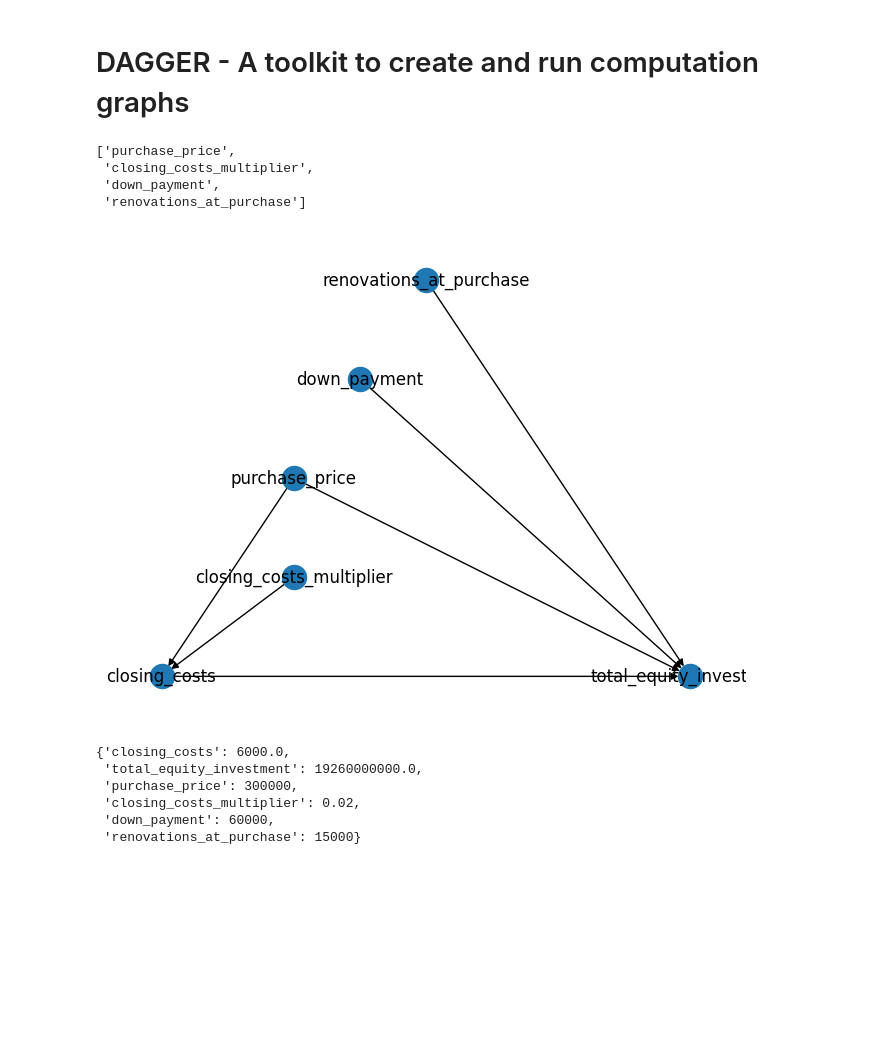
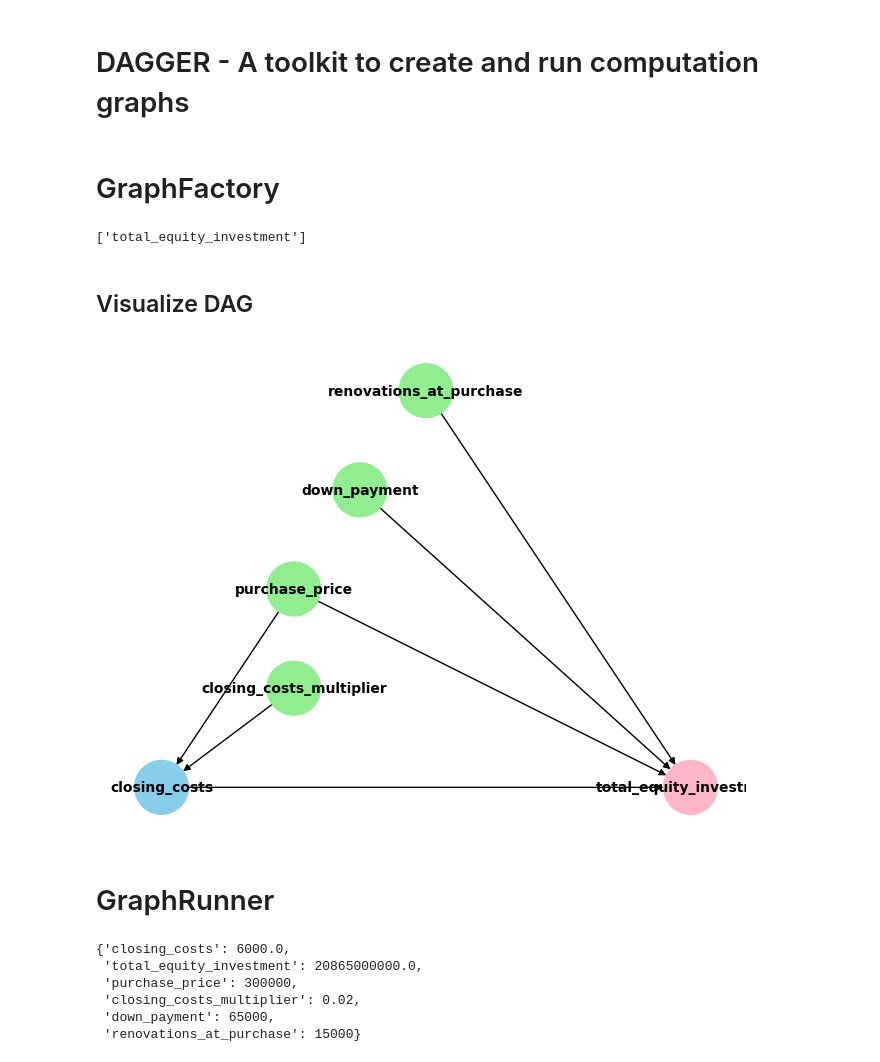
Before and after one commit to jawneller/Dagger, a Jupyter notebook: demo.ipynb, the cells around one changed output. Cells and saved outputs as stored; diff of their text form; code cells hidden in the pictures; blank space fills up the shorter version.

Commit message:
refactored ComputationGraph into GraphFactory and GraphRunner. Updated demo accordingly

```diff
--- a/demo.ipynb
+++ b/demo.ipynb
@@ -6,10 +6,16 @@ from computation_graph import ComputationGraph, visualize_graph
-# %%
-# Create a graph from formulas in the class RealEstateFormulas
-cg = ComputationGraph(RealEstateFormulas)
-cg.create_graph()
-cg.get_required_inputs()
-# %% [output]
-['purchase_price',
- 'closing_costs_multiplier',
- 'down_payment',
- 'renovations_at_purchase']
+# %% [markdown]
+# GraphFactory
+# %%
+gf = GraphFactory()
+gf.build_graph_from_code(RealEstateFormulas)
+gf.get_nodes_by_role("output")
+# %% [output]
+['total_equity_investment']
+# %% [markdown]
+## Visualize DAG
+# %%
+visualize_graph(gf.G)
+# %% [output]
+[figure, added]
+# %% [markdown]
+# GraphRunner
@@ -16,23 +34,12 @@ cg.get_required_inputs()
 # %%
-# Provide inputs to, run, and visualize the graph
-inputs = dict(
-    purchase_price = 300000,
-    closing_costs_multiplier = 0.02,
-    tax_rate = 0.0186,
-    down_payment = 60000,
-    renovations_at_purchase = 15000,
-)
-cg.run_graph(inputs)
-visualize_graph(cg.G)
+model.run()
-# %% [output]
-[figure, removed]
 # %%
 # To get calculated results, run this without arguments or pass a list of result names to get just those
-cg.query_results()
+model.query_results()
 # %% [output]
 {'closing_costs': 6000.0,
- 'total_equity_investment': 19260000000.0,
+ 'total_equity_investment': 20865000000.0,
  'purchase_price': 300000,
  'closing_costs_multiplier': 0.02,
- 'down_payment': 60000,
+ 'down_payment': 65000,
  'renovations_at_purchase': 15000}
```
Also changed, not shown: parts of 2 cells of this notebook, 1 other file.
